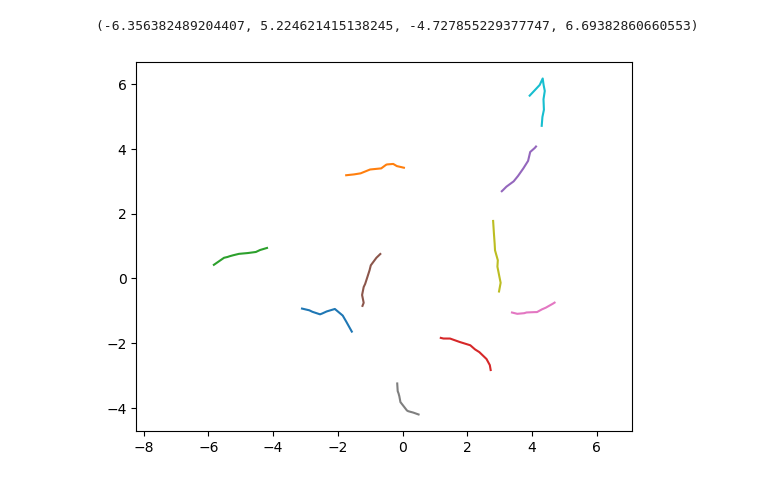
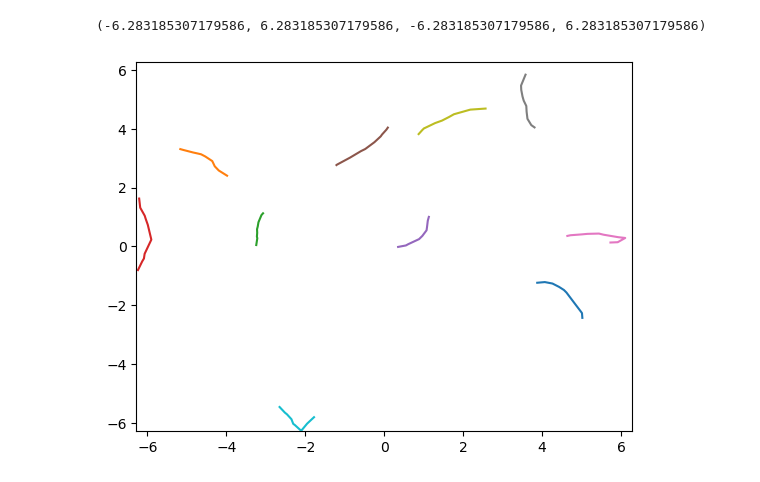
Before and after one commit to bioAI-Oslo/GridsWithoutPI, a Jupyter notebook: train_rnn.ipynb, the cells around one changed output. Cells and saved outputs as stored; diff of their text form; code cells hidden in the pictures.

```diff
--- a/train_rnn.ipynb
+++ b/train_rnn.ipynb
@@ -26,14 +28,13 @@ optimizer = torch.optim.Adam(model.parameters(), lr = 1e-3)
 # %%
 dataset = DatasetMaker()
 # %%
-rt, vt = dataset.generate_data(10, 10, "cpu")
+rt, vt = dataset.generate_data(10, timesteps, "cpu")
 
 for i in range(10):
   plt.plot(rt[i,...,0], rt[i,...,1])
 plt.axis(2*np.pi*np.array([-1, 1, -1, 1]))
-plt.axis("equal")
 # %% [output]
-(-6.356382489204407, 5.224621415138245, -4.727855229377747, 6.69382860660553)
+(-6.283185307179586, 6.283185307179586, -6.283185307179586, 6.283185307179586)
-[figure, old version]
+[figure, new version]
 # %%
 loss_history = []
```
Also changed, not shown: parts of 7 cells of this notebook, 3 other files.
